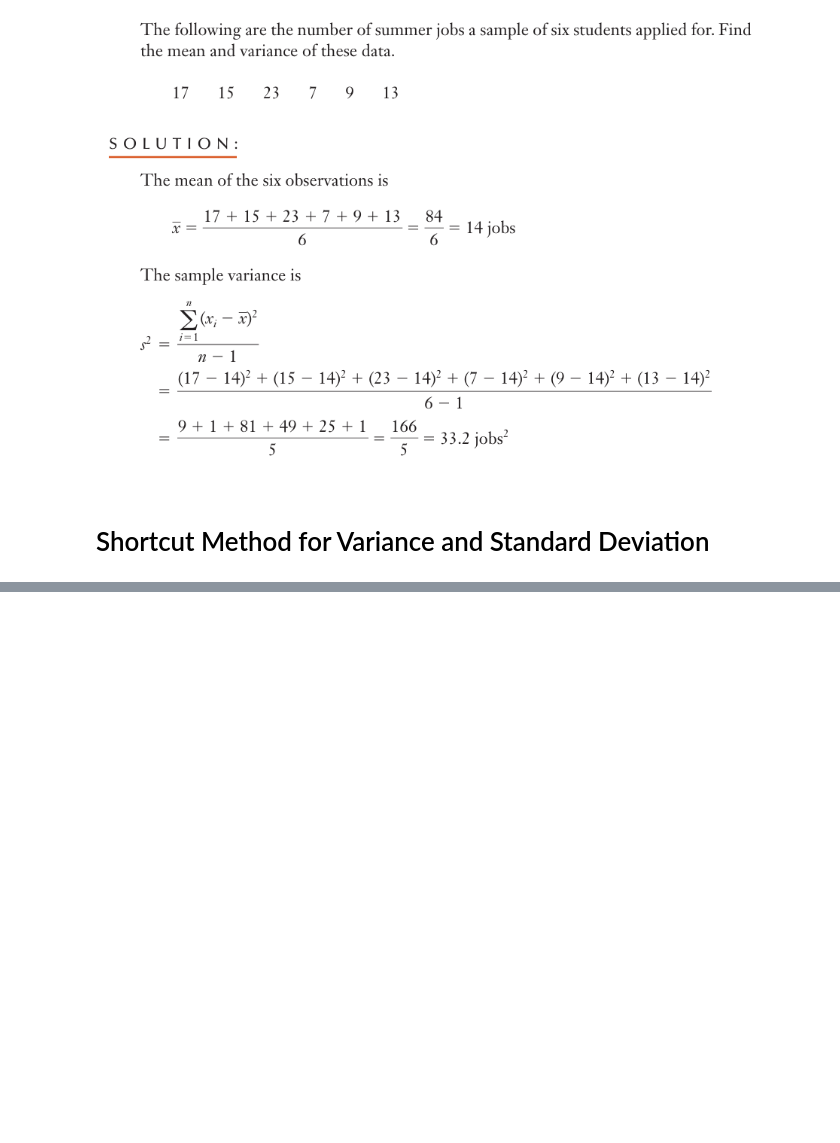
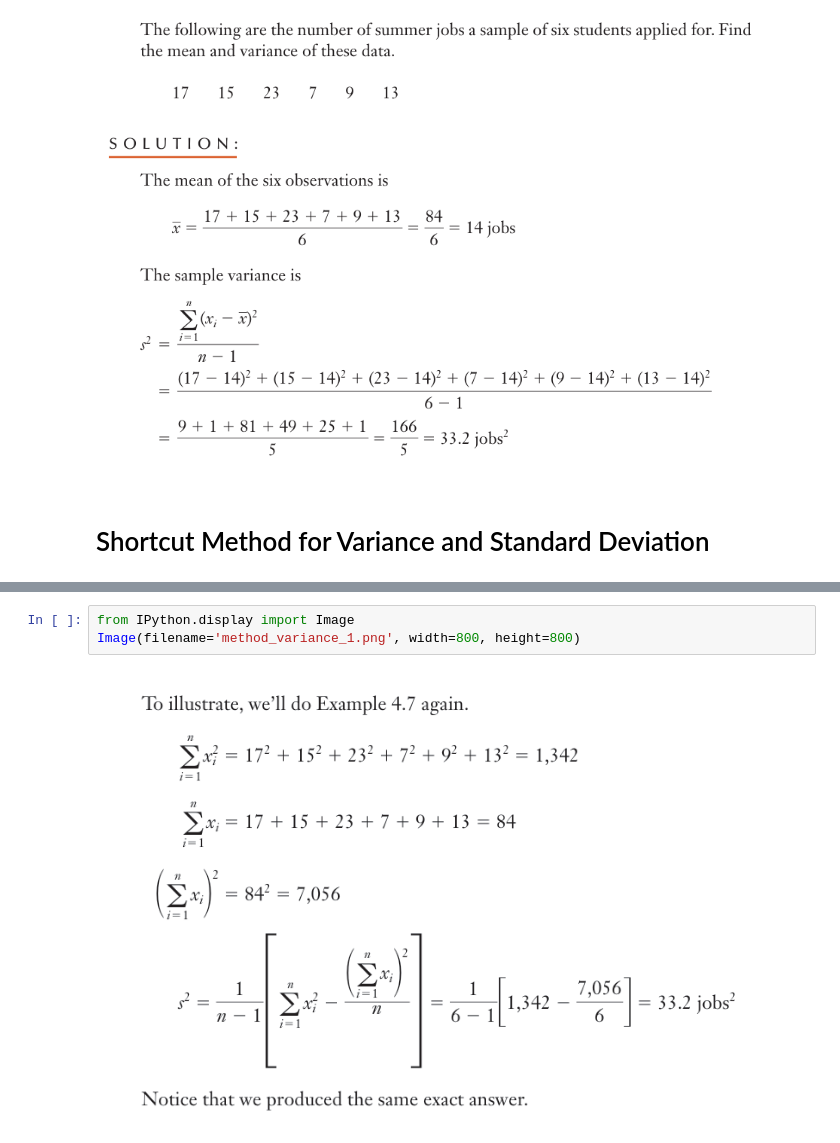
Before and after one commit to ArslanAmanov/Finance, a Jupyter notebook: QuantAnalyses/Quant_method_Analyses/chp_2_descriptive_techniques.ipynb, the cells around one changed output, grey strips where cells are left out. Cells and saved outputs as stored; diff of their text form; blank space fills up the shorter version.

```diff
--- a/QuantAnalyses/Quant_method_Analyses/chp_2_descriptive_techniques.ipynb
+++ b/QuantAnalyses/Quant_method_Analyses/chp_2_descriptive_techniques.ipynb
@@ -164,0 +165,5 @@ FileNotFoundError: [Errno 2] No such file or directory: 'shortcut_method_varianc
+# %%
+from IPython.display import Image
+Image(filename='method_variance_1.png', width=800, height=800)
+# %% [output]
+[figure, added]
```
Also changed, not shown: parts of 1 cell of this notebook, 2 other files.
